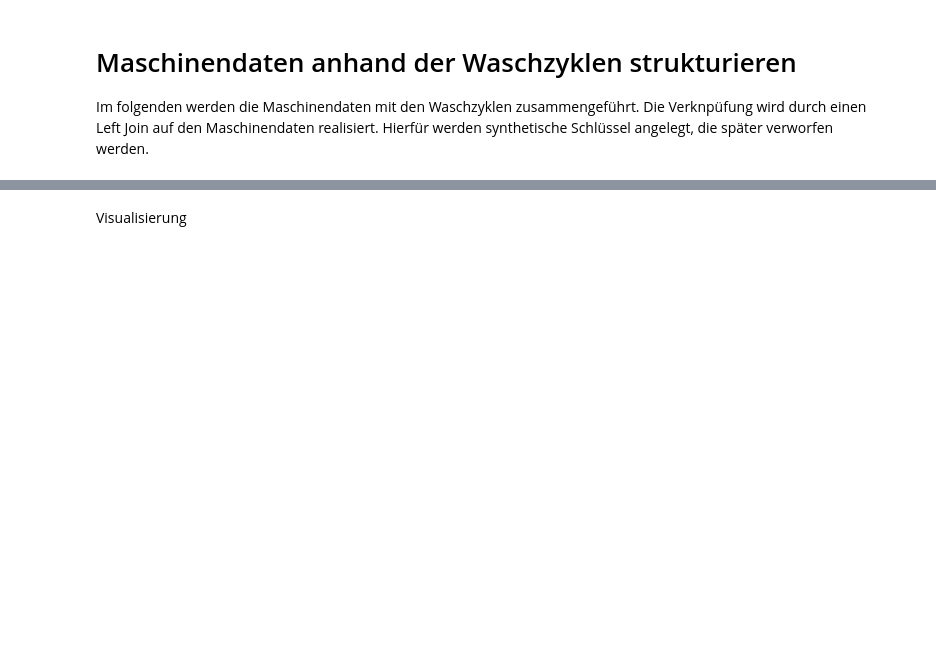
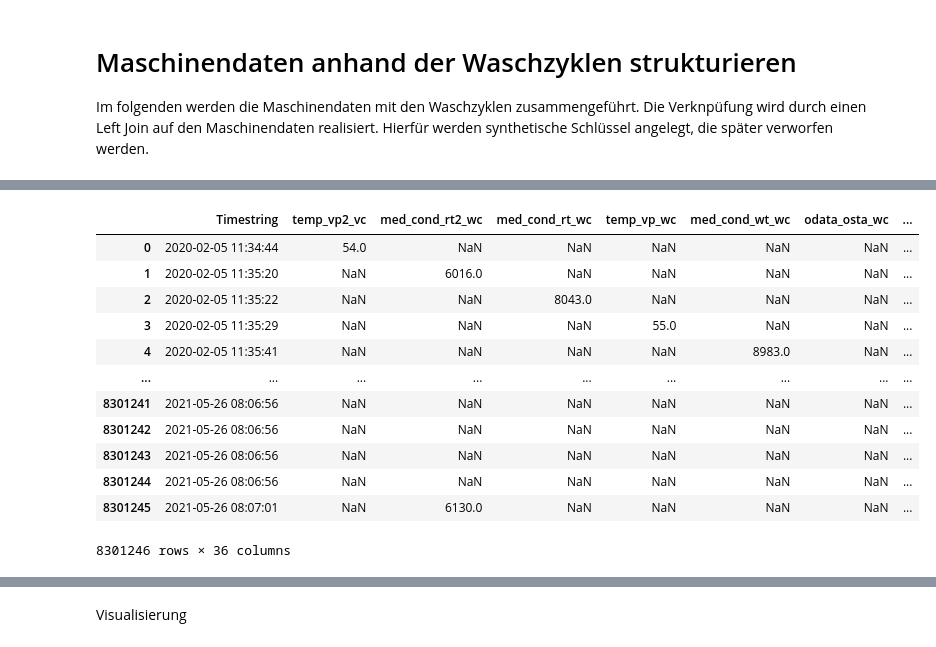
Before and after one commit to svenpete/Adressbuch, a Jupyter notebook: BvL.ipynb, the cells around one changed output, grey strips where cells are left out. Drawn from its saved outputs; the diff is of its cells as text; code cells hidden in the pictures; blank space fills up the shorter version.

```diff
--- a/BvL.ipynb
+++ b/BvL.ipynb
@@ -487,0 +658,16 @@ df_washcycles.head(50)
+# %%
+df_sensordata
+# %% [output]
+|  | Timestring | temp_vp2_vc | med_cond_rt2_wc | med_cond_rt_wc | temp_vp_wc | med_cond_wt_wc | odata_osta_wc | ... |
+| 0 | 2020-02-05 11:34:44 | 54.0 | NaN | NaN | NaN | NaN | NaN | ... |
+| 1 | 2020-02-05 11:35:20 | NaN | 6016.0 | NaN | NaN | NaN | NaN | ... |
+| 2 | 2020-02-05 11:35:22 | NaN | NaN | 8043.0 | NaN | NaN | NaN | ... |
+| 3 | 2020-02-05 11:35:29 | NaN | NaN | NaN | 55.0 | NaN | NaN | ... |
+| 4 | 2020-02-05 11:35:41 | NaN | NaN | NaN | NaN | 8983.0 | NaN | ... |
+| ... | ... | ... | ... | ... | ... | ... | ... | ... |
+| 8301241 | 2021-05-26 08:06:56 | NaN | NaN | NaN | NaN | NaN | NaN | ... |
+| 8301242 | 2021-05-26 08:06:56 | NaN | NaN | NaN | NaN | NaN | NaN | ... |
+| 8301243 | 2021-05-26 08:06:56 | NaN | NaN | NaN | NaN | NaN | NaN | ... |
+| 8301244 | 2021-05-26 08:06:56 | NaN | NaN | NaN | NaN | NaN | NaN | ... |
+| 8301245 | 2021-05-26 08:07:01 | NaN | 6130.0 | NaN | NaN | NaN | NaN | ... |
+8301246 rows × 36 columns
```
Also changed, not shown: parts of 22 cells of this notebook.
